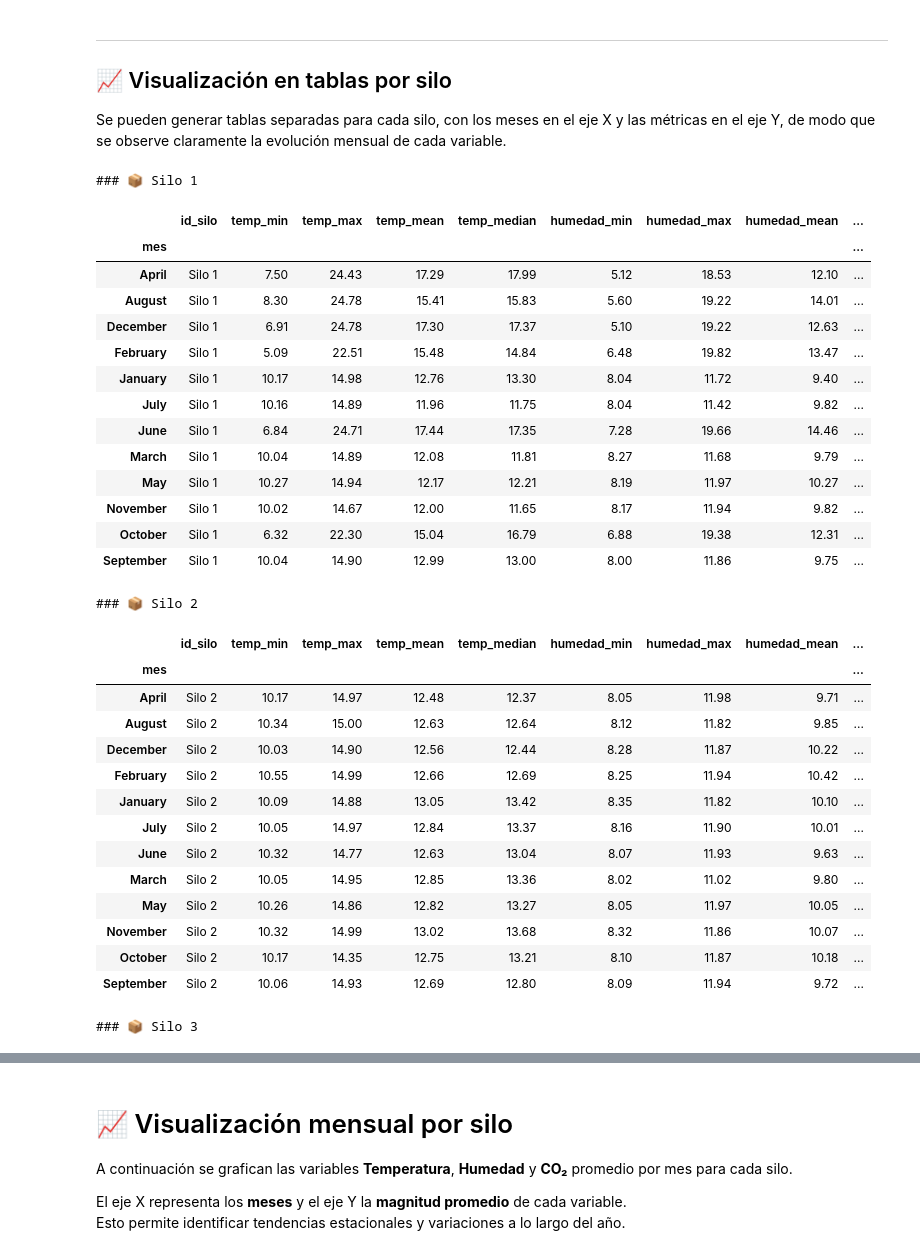
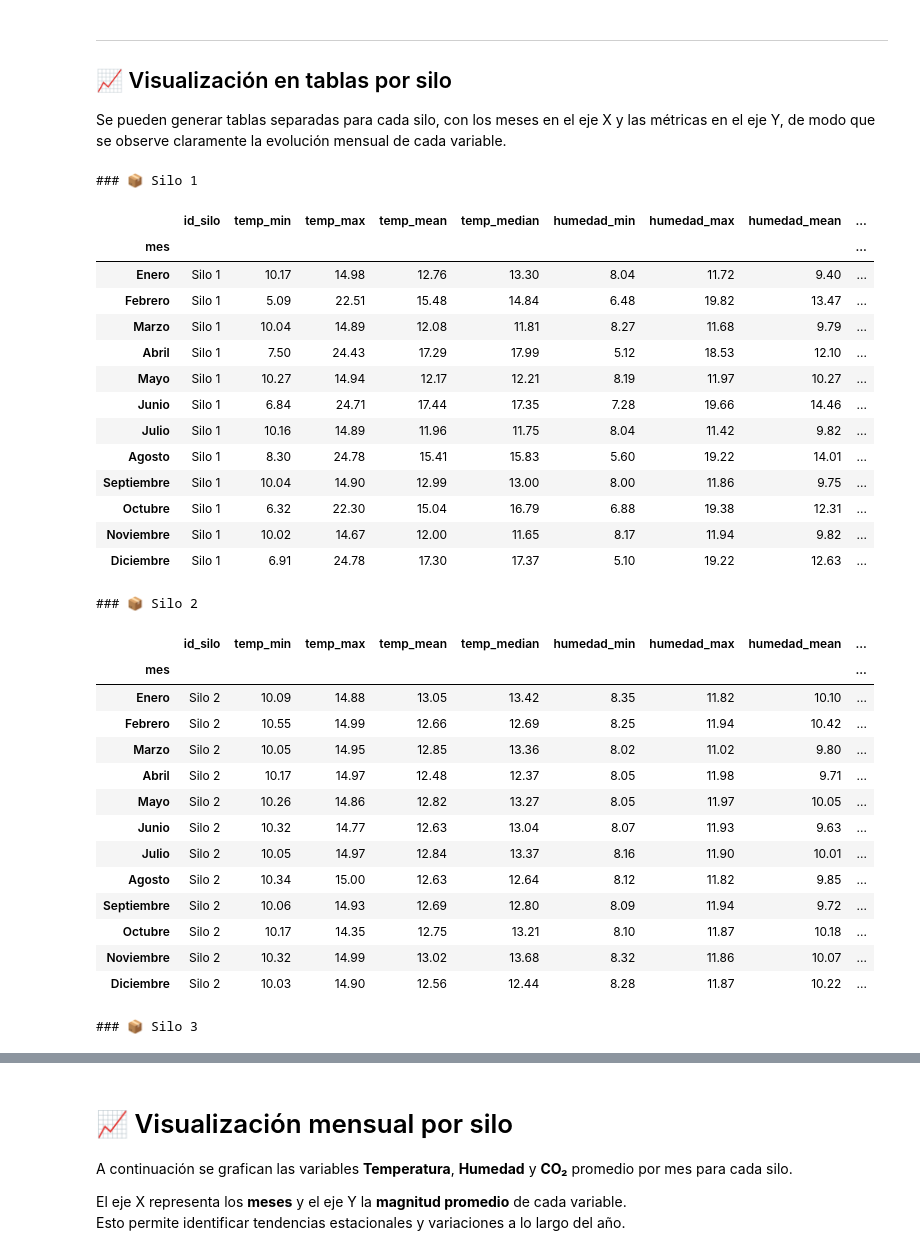
Before and after one commit to nanomelk/ABP_Innovaci-n, a Jupyter notebook: Proyecto_intertecnicaturas.ipynb, the cells around one changed output, grey strips where cells are left out. Cells and saved outputs as stored; diff of their text form; code cells hidden in the pictures.

```diff
--- a/Proyecto_intertecnicaturas.ipynb
+++ b/Proyecto_intertecnicaturas.ipynb
@@ -235,41 +250,54 @@ display(resumen.head())
 
 Se pueden generar tablas separadas para cada silo, con los meses en el eje X y las métricas en el eje Y, de modo que se observe claramente la evolución mensual de cada variable.
 # %%
+# Si tu 'resumen' ya tiene una columna 'mes' en inglés:
+map_en_es = {
+    "January":"Enero","February":"Febrero","March":"Marzo","April":"Abril",
+    "May":"Mayo","June":"Junio","July":"Julio","August":"Agosto",
+    "September":"Septiembre","October":"Octubre","November":"Noviembre","December":"Diciembre"
+}
+orden_es = ["Enero","Febrero","Marzo","Abril","Mayo","Junio",
+            "Julio","Agosto","Septiembre","Octubre","Noviembre","Diciembre"]
+
+resumen = resumen.copy()
+resumen["mes"] = resumen["mes"].map(map_en_es)                       # traducir
+resumen["mes"] = pd.Categorical(resumen["mes"], orden_es, ordered=True)  # ordenar cronológicamente
+resumen = resumen.sort_values(["id_silo","mes"])
 # Tabla por cada silo
 for silo in resumen['id_silo'].unique():
     print(f"\n### 📦 {silo}")
     display(resumen[resumen['id_silo'] == silo].set_index('mes'))
 # %% [output]
 ### 📦 Silo 1
 |  | id_silo | temp_min | temp_max | temp_mean | temp_median | humedad_min | humedad_max | humedad_mean | ... |
 | mes |  |  |  |  |  |  |  |  | ... |
-| April | Silo 1 | 7.50 | 24.43 | 17.29 | 17.99 | 5.12 | 18.53 | 12.10 | ... |
-| August | Silo 1 | 8.30 | 24.78 | 15.41 | 15.83 | 5.60 | 19.22 | 14.01 | ... |
-| December | Silo 1 | 6.91 | 24.78 | 17.30 | 17.37 | 5.10 | 19.22 | 12.63 | ... |
-| February | Silo 1 | 5.09 | 22.51 | 15.48 | 14.84 | 6.48 | 19.82 | 13.47 | ... |
-| January | Silo 1 | 10.17 | 14.98 | 12.76 | 13.30 | 8.04 | 11.72 | 9.40 | ... |
-| July | Silo 1 | 10.16 | 14.89 | 11.96 | 11.75 | 8.04 | 11.42 | 9.82 | ... |
-| June | Silo 1 | 6.84 | 24.71 | 17.44 | 17.35 | 7.28 | 19.66 | 14.46 | ... |
-| March | Silo 1 | 10.04 | 14.89 | 12.08 | 11.81 | 8.27 | 11.68 | 9.79 | ... |
-| May | Silo 1 | 10.27 | 14.94 | 12.17 | 12.21 | 8.19 | 11.97 | 10.27 | ... |
-| November | Silo 1 | 10.02 | 14.67 | 12.00 | 11.65 | 8.17 | 11.94 | 9.82 | ... |
-| October | Silo 1 | 6.32 | 22.30 | 15.04 | 16.79 | 6.88 | 19.38 | 12.31 | ... |
-| September | Silo 1 | 10.04 | 14.90 | 12.99 | 13.00 | 8.00 | 11.86 | 9.75 | ... |
+| Enero | Silo 1 | 10.17 | 14.98 | 12.76 | 13.30 | 8.04 | 11.72 | 9.40 | ... |
+| Febrero | Silo 1 | 5.09 | 22.51 | 15.48 | 14.84 | 6.48 | 19.82 | 13.47 | ... |
+| Marzo | Silo 1 | 10.04 | 14.89 | 12.08 | 11.81 | 8.27 | 11.68 | 9.79 | ... |
+| Abril | Silo 1 | 7.50 | 24.43 | 17.29 | 17.99 | 5.12 | 18.53 | 12.10 | ... |
+| Mayo | Silo 1 | 10.27 | 14.94 | 12.17 | 12.21 | 8.19 | 11.97 | 10.27 | ... |
+| Junio | Silo 1 | 6.84 | 24.71 | 17.44 | 17.35 | 7.28 | 19.66 | 14.46 | ... |
+| Julio | Silo 1 | 10.16 | 14.89 | 11.96 | 11.75 | 8.04 | 11.42 | 9.82 | ... |
+| Agosto | Silo 1 | 8.30 | 24.78 | 15.41 | 15.83 | 5.60 | 19.22 | 14.01 | ... |
+| Septiembre | Silo 1 | 10.04 | 14.90 | 12.99 | 13.00 | 8.00 | 11.86 | 9.75 | ... |
+| Octubre | Silo 1 | 6.32 | 22.30 | 15.04 | 16.79 | 6.88 | 19.38 | 12.31 | ... |
+| Noviembre | Silo 1 | 10.02 | 14.67 | 12.00 | 11.65 | 8.17 | 11.94 | 9.82 | ... |
+| Diciembre | Silo 1 | 6.91 | 24.78 | 17.30 | 17.37 | 5.10 | 19.22 | 12.63 | ... |
 ### 📦 Silo 2
 |  | id_silo | temp_min | temp_max | temp_mean | temp_median | humedad_min | humedad_max | humedad_mean | ... |
 | mes |  |  |  |  |  |  |  |  | ... |
-| April | Silo 2 | 10.17 | 14.97 | 12.48 | 12.37 | 8.05 | 11.98 | 9.71 | ... |
-| August | Silo 2 | 10.34 | 15.00 | 12.63 | 12.64 | 8.12 | 11.82 | 9.85 | ... |
-| December | Silo 2 | 10.03 | 14.90 | 12.56 | 12.44 | 8.28 | 11.87 | 10.22 | ... |
-| February | Silo 2 | 10.55 | 14.99 | 12.66 | 12.69 | 8.25 | 11.94 | 10.42 | ... |
-| January | Silo 2 | 10.09 | 14.88 | 13.05 | 13.42 | 8.35 | 11.82 | 10.10 | ... |
-| July | Silo 2 | 10.05 | 14.97 | 12.84 | 13.37 | 8.16 | 11.90 | 10.01 | ... |
-| June | Silo 2 | 10.32 | 14.77 | 12.63 | 13.04 | 8.07 | 11.93 | 9.63 | ... |
-| March | Silo 2 | 10.05 | 14.95 | 12.85 | 13.36 | 8.02 | 11.02 | 9.80 | ... |
-| May | Silo 2 | 10.26 | 14.86 | 12.82 | 13.27 | 8.05 | 11.97 | 10.05 | ... |
-| November | Silo 2 | 10.32 | 14.99 | 13.02 | 13.68 | 8.32 | 11.86 | 10.07 | ... |
-| October | Silo 2 | 10.17 | 14.35 | 12.75 | 13.21 | 8.10 | 11.87 | 10.18 | ... |
-| September | Silo 2 | 10.06 | 14.93 | 12.69 | 12.80 | 8.09 | 11.94 | 9.72 | ... |
+| Enero | Silo 2 | 10.09 | 14.88 | 13.05 | 13.42 | 8.35 | 11.82 | 10.10 | ... |
+| Febrero | Silo 2 | 10.55 | 14.99 | 12.66 | 12.69 | 8.25 | 11.94 | 10.42 | ... |
+| Marzo | Silo 2 | 10.05 | 14.95 | 12.85 | 13.36 | 8.02 | 11.02 | 9.80 | ... |
+| Abril | Silo 2 | 10.17 | 14.97 | 12.48 | 12.37 | 8.05 | 11.98 | 9.71 | ... |
+| Mayo | Silo 2 | 10.26 | 14.86 | 12.82 | 13.27 | 8.05 | 11.97 | 10.05 | ... |
+| Junio | Silo 2 | 10.32 | 14.77 | 12.63 | 13.04 | 8.07 | 11.93 | 9.63 | ... |
+| Julio | Silo 2 | 10.05 | 14.97 | 12.84 | 13.37 | 8.16 | 11.90 | 10.01 | ... |
+| Agosto | Silo 2 | 10.34 | 15.00 | 12.63 | 12.64 | 8.12 | 11.82 | 9.85 | ... |
+| Septiembre | Silo 2 | 10.06 | 14.93 | 12.69 | 12.80 | 8.09 | 11.94 | 9.72 | ... |
+| Octubre | Silo 2 | 10.17 | 14.35 | 12.75 | 13.21 | 8.10 | 11.87 | 10.18 | ... |
+| Noviembre | Silo 2 | 10.32 | 14.99 | 13.02 | 13.68 | 8.32 | 11.86 | 10.07 | ... |
+| Diciembre | Silo 2 | 10.03 | 14.90 | 12.56 | 12.44 | 8.28 | 11.87 | 10.22 | ... |
 ### 📦 Silo 3
 |  | id_silo | temp_min | temp_max | temp_mean | temp_median | humedad_min | humedad_max | humedad_mean | ... |
 | mes |  |  |  |  |  |  |  |  | ... |
```
Also changed, not shown: parts of 4 cells of this notebook, 3 other files.
